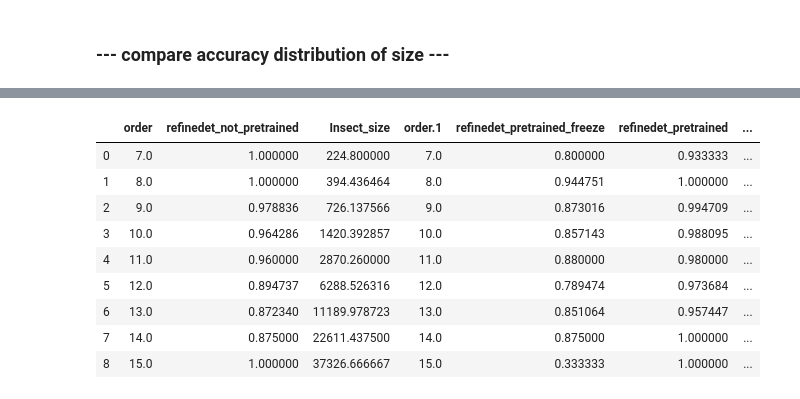
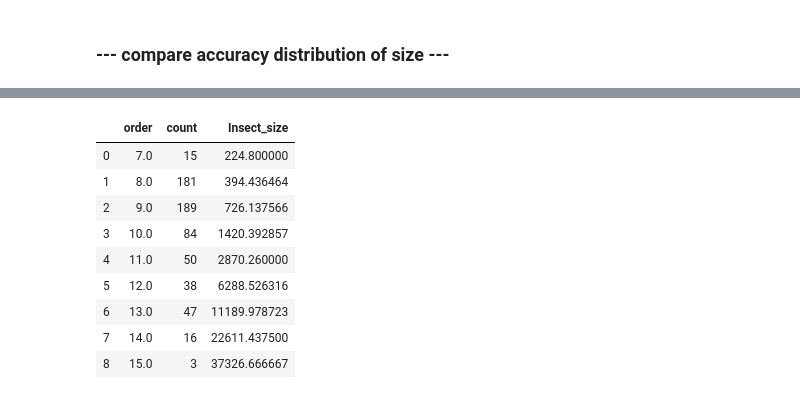
Before and after one commit to keiiti975/Insect_Phenology_Detector, a Jupyter notebook: result/detection/compare_finetuning/compare_finetuning.ipynb, the cells around one changed output, grey strips where cells are left out. Saved outputs shown, nothing was run; the diff lists cells and outputs as text; code cells hidden in the pictures.

```diff
--- a/result/detection/compare_finetuning/compare_finetuning.ipynb
+++ b/result/detection/compare_finetuning/compare_finetuning.ipynb
@@ -34,18 +45,14 @@ insect_size_df
-# %%
-all_df = refinedet_not_pretrained
-all_df = all_df.rename(columns={'Accuracy': 'refinedet_not_pretrained'})
-all_df = all_df.assign(refinedet_pretrained_freeze=refinedet_pretrained_freeze["Accuracy"])
-all_df = all_df.assign(refinedet_pretrained=refinedet_pretrained["Accuracy"])
-all_df = all_df.assign(count=insect_size_df["count"])
-all_df
-# %% [output]
-|  | order | refinedet_not_pretrained | Insect_size | order.1 | refinedet_pretrained_freeze | refinedet_pretrained | ... |
-| 0 | 7.0 | 1.000000 | 224.800000 | 7.0 | 0.800000 | 0.933333 | ... |
-| 1 | 8.0 | 1.000000 | 394.436464 | 8.0 | 0.944751 | 1.000000 | ... |
-| 2 | 9.0 | 0.978836 | 726.137566 | 9.0 | 0.873016 | 0.994709 | ... |
-| 3 | 10.0 | 0.964286 | 1420.392857 | 10.0 | 0.857143 | 0.988095 | ... |
-| 4 | 11.0 | 0.960000 | 2870.260000 | 11.0 | 0.880000 | 0.980000 | ... |
-| 5 | 12.0 | 0.894737 | 6288.526316 | 12.0 | 0.789474 | 0.973684 | ... |
-| 6 | 13.0 | 0.872340 | 11189.978723 | 13.0 | 0.851064 | 0.957447 | ... |
-| 7 | 14.0 | 0.875000 | 22611.437500 | 14.0 | 0.875000 | 1.000000 | ... |
-| 8 | 15.0 | 1.000000 | 37326.666667 | 15.0 | 0.333333 | 1.000000 | ... |
+# %%
+insect_size_df["Insect_size"] = refinedet_not_pretrained["Insect_size"]
+insect_size_df
+# %% [output]
+|  | order | count | Insect_size |
+| 0 | 7.0 | 15 | 224.800000 |
+| 1 | 8.0 | 181 | 394.436464 |
+| 2 | 9.0 | 189 | 726.137566 |
+| 3 | 10.0 | 84 | 1420.392857 |
+| 4 | 11.0 | 50 | 2870.260000 |
+| 5 | 12.0 | 38 | 6288.526316 |
+| 6 | 13.0 | 47 | 11189.978723 |
+| 7 | 14.0 | 16 | 22611.437500 |
+| 8 | 15.0 | 3 | 37326.666667 |
```
Also changed, not shown: parts of 12 cells of this notebook, 28 other files.
